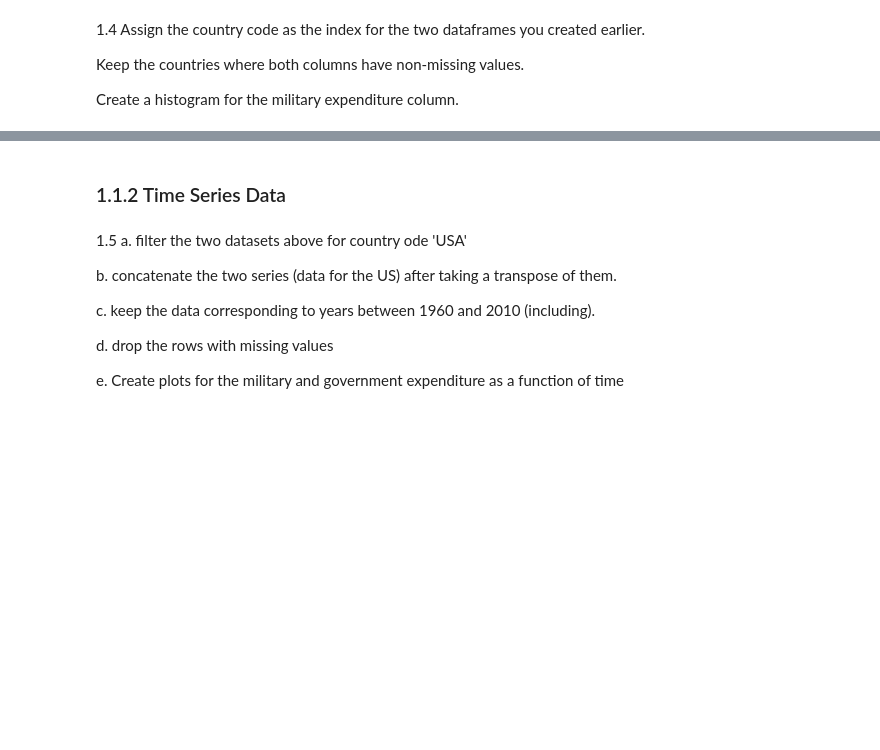
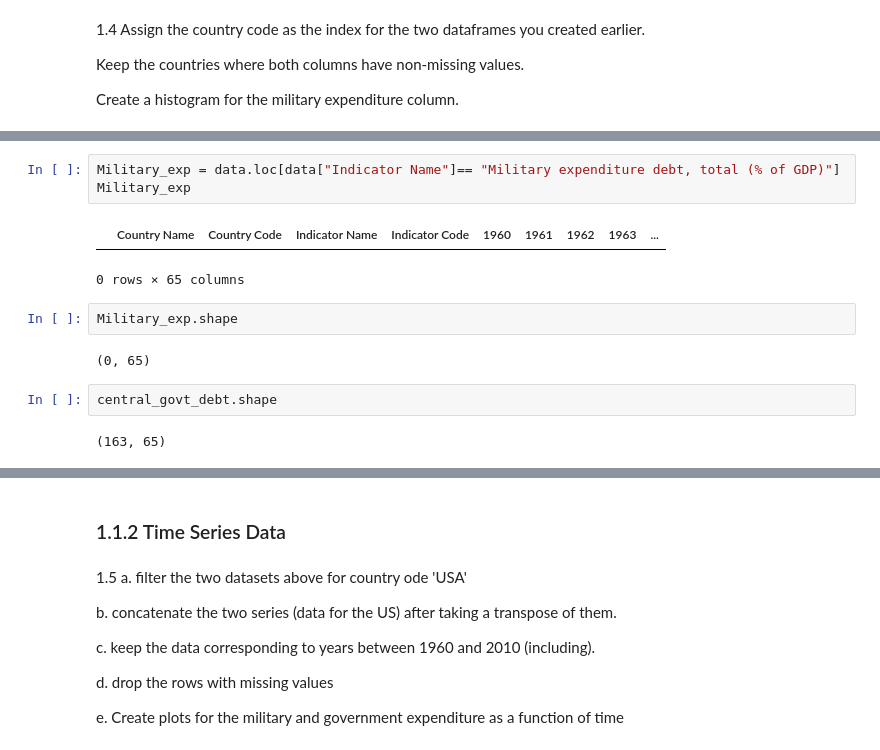
Before and after one commit to jash-ai/PYTHON, a Jupyter notebook: Time_Series_Session_1_Meetup_St.ipynb, the cells around one changed output, grey strips where cells are left out. Cells and saved outputs as stored; diff of their text form; blank space fills up the shorter version.

```diff
--- a/Time_Series_Session_1_Meetup_St.ipynb
+++ b/Time_Series_Session_1_Meetup_St.ipynb
@@ -46,0 +81,14 @@ Create a histogram for the military expenditure column.
+# %%
+Military_exp = data.loc[data["Indicator Name"]== "Military expenditure debt, total (% of GDP)"]
+Military_exp
+# %% [output]
+|  | Country Name | Country Code | Indicator Name | Indicator Code | 1960 | 1961 | 1962 | 1963 | ... |
+0 rows × 65 columns
+# %%
+Military_exp.shape
+# %% [output]
+(0, 65)
+# %%
+central_govt_debt.shape
+# %% [output]
+(163, 65)
```
Also changed, not shown: parts of 3 cells of this notebook.
